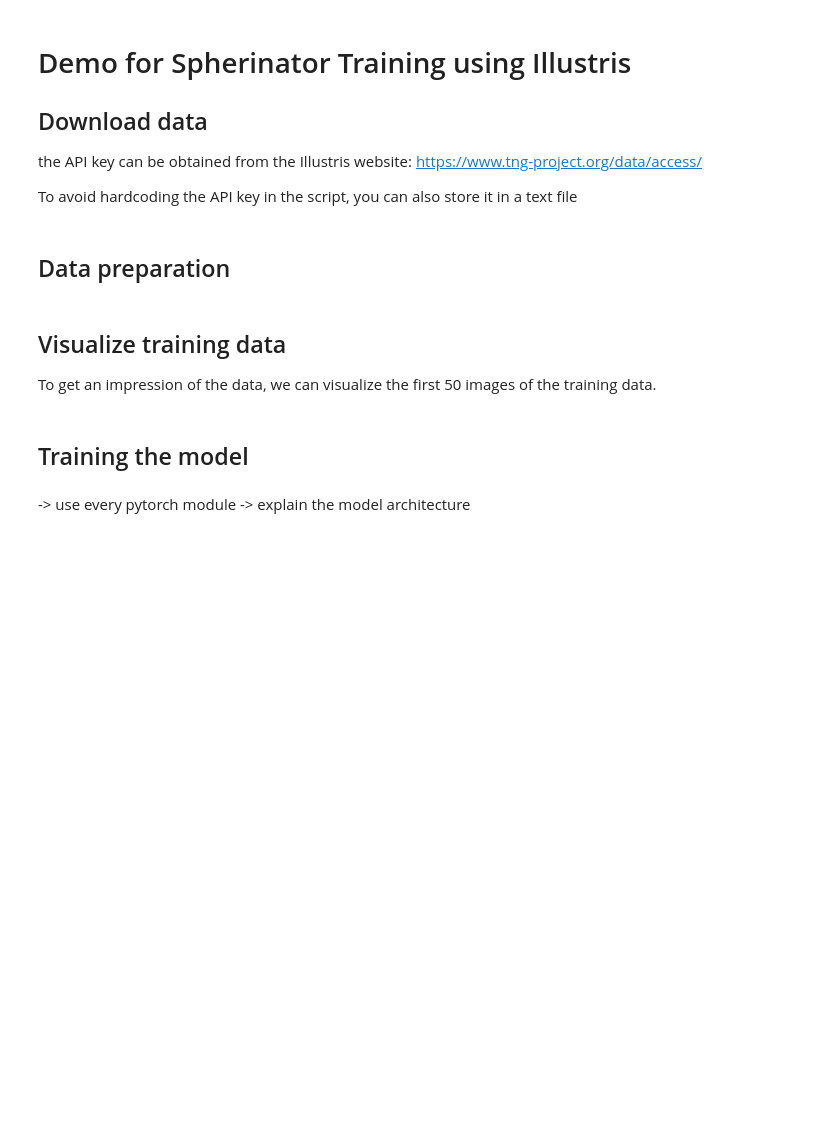
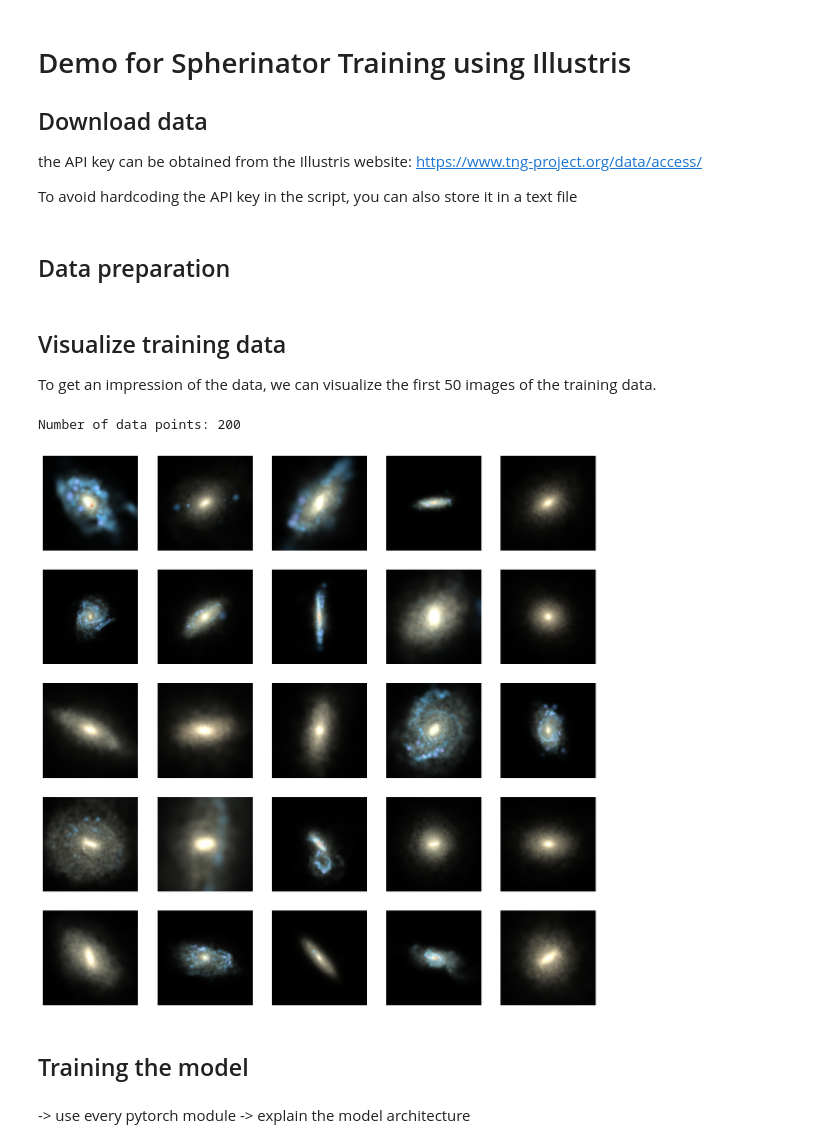
Before and after one commit to BerndDoser/SPACE_HPC_Visualization_Workshop, a Jupyter notebook: demo_illustris.ipynb, the cells around one changed output. Drawn from its saved outputs; the diff is of its cells as text; code cells hidden in the pictures; blank space fills up the shorter version.

```diff
--- a/demo_illustris.ipynb
+++ b/demo_illustris.ipynb
@@ -58,24 +58,27 @@ To get an impression of the data, we can visualize the first 50 images of the tr
 # %%
 import pyarrow.dataset as ds
 import numpy as np
 from PIL import Image
 import matplotlib.pyplot as plt
 
 # Ensure plots are displayed inline in the notebook
 %matplotlib inline
 
 dataset = ds.dataset("data/illustris/parquet", format="parquet")
 print("Number of data points:", dataset.count_rows())
 
 df = dataset.to_table().to_pandas()
 
-fig, axes = plt.subplots(5, 10, figsize=(15, 8))
+fig, axes = plt.subplots(5, 5, figsize=(15, 15))
 for i, ax in enumerate(axes.flatten()):
     data = np.array(df["data"][i]).reshape(3, image_size, image_size).transpose(1, 2, 0) * 255
     image = Image.fromarray(data.astype(np.uint8), "RGB")
     ax.imshow(image)
     ax.axis("off")
 plt.show()
+# %% [output]
+Number of data points: 200
+[figure, added]
 # %% [markdown]
 ## Training the model
 # %%
```
Also changed, not shown: parts of 4 cells of this notebook.
